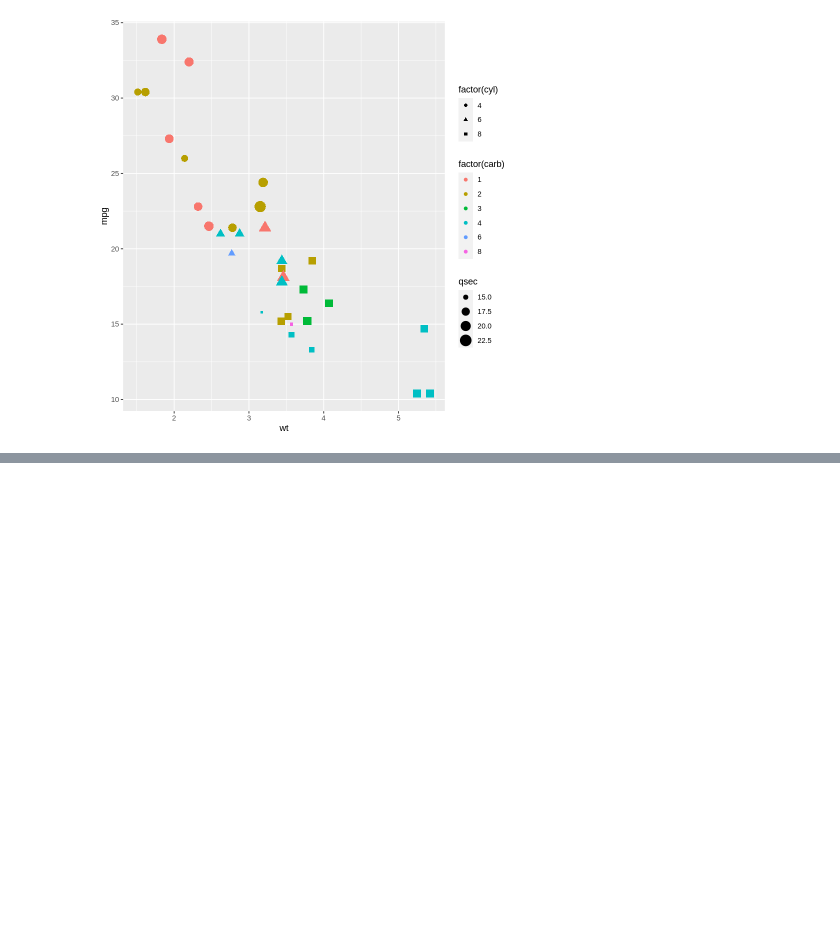
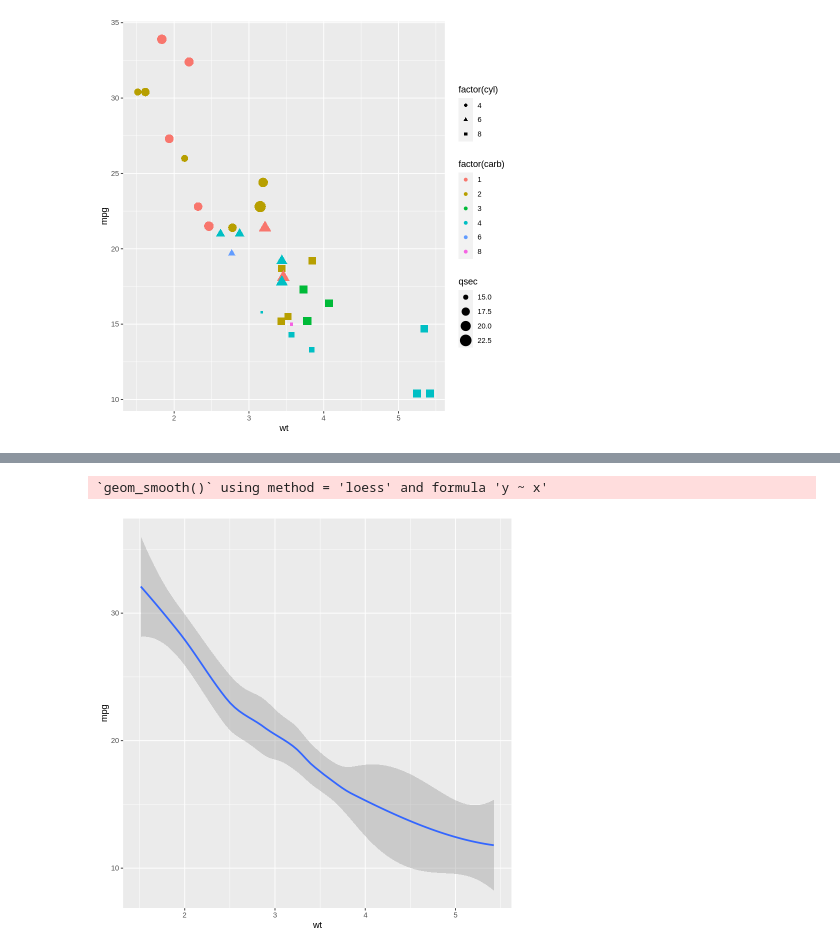
Before and after one commit to gyujin0450/RPRG_PartII, a Jupyter notebook: p259_기하학적기법시각화.ipynb, the cells around one changed output, grey strips where cells are left out. Cells and saved outputs as stored; diff of their text form; code cells hidden in the pictures; blank space fills up the shorter version.

```diff
--- a/p259_기하학적기법시각화.ipynb
+++ b/p259_기하학적기법시각화.ipynb
@@ -210,0 +289,6 @@ qplot(wt, mpg, data = mtcars, color = factor(carb), size = qsec, shape = factor(
+# %%
+# geom = "smooth" 속성으로 산점도 그래프의 평활 그리기
+qplot(wt, mpg, data = mtcars, geom = "smooth")
+# %% [output]
+`geom_smooth()` using method = 'loess' and formula 'y ~ x'
+[figure, added]
```
Also changed, not shown: parts of 11 cells of this notebook.
